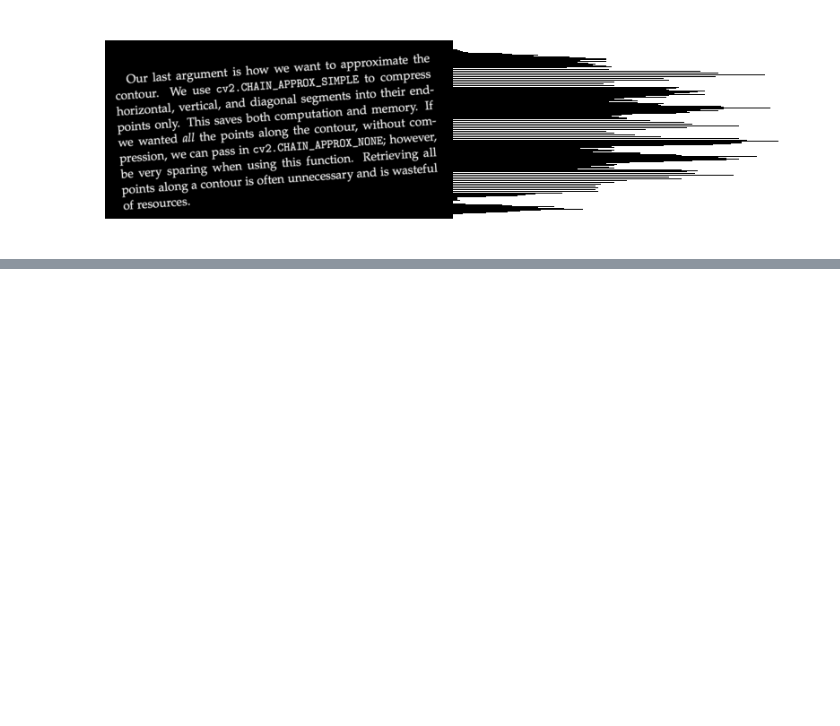
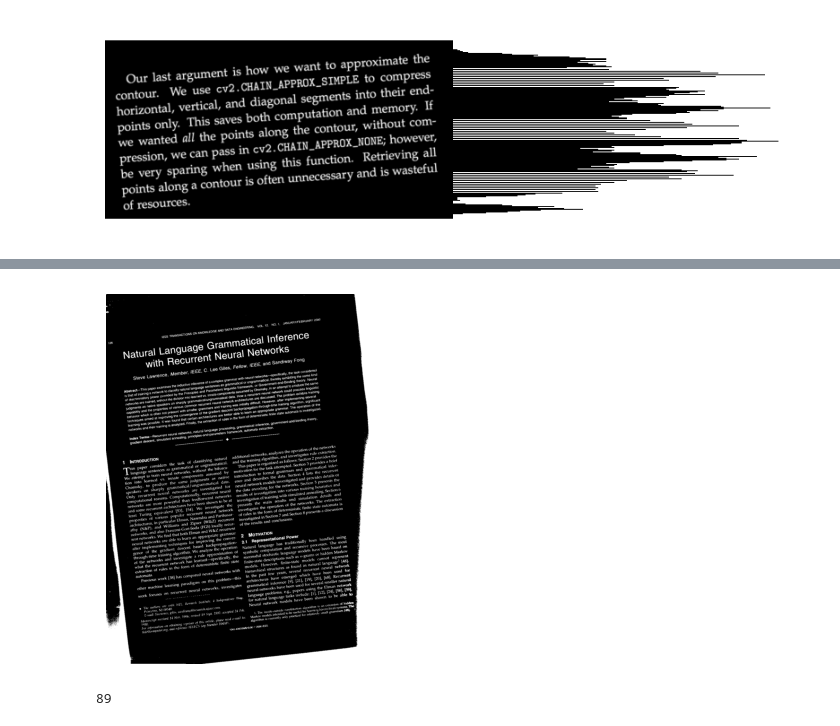
Before and after one commit to salocinrevenge/Grafica, a Jupyter notebook: mc920/trabalho3/notebook.ipynb, the cells around one changed output, grey strips where cells are left out. Saved outputs shown, nothing was run; the diff lists cells and outputs as text; code cells hidden in the pictures; blank space fills up the shorter version.

```diff
--- a/mc920/trabalho3/notebook.ipynb
+++ b/mc920/trabalho3/notebook.ipynb
@@ -129,0 +207,8 @@ encontrar_angulo_projecao_horizontal(imagem_neg)
+# %%
+imagem_neg_28 = cv2.bitwise_not(cv2.imread('sample2.png', cv2.CHAIN_APPROX_SIMPLE))
+mostrar(imagem_neg_28, cmaps='gray')
+
+print(encontrar_angulo_projecao_horizontal(imagem_neg_28))
+# %% [output]
+[figure, added]
+89
```
Also changed, not shown: parts of 8 cells of this notebook.
